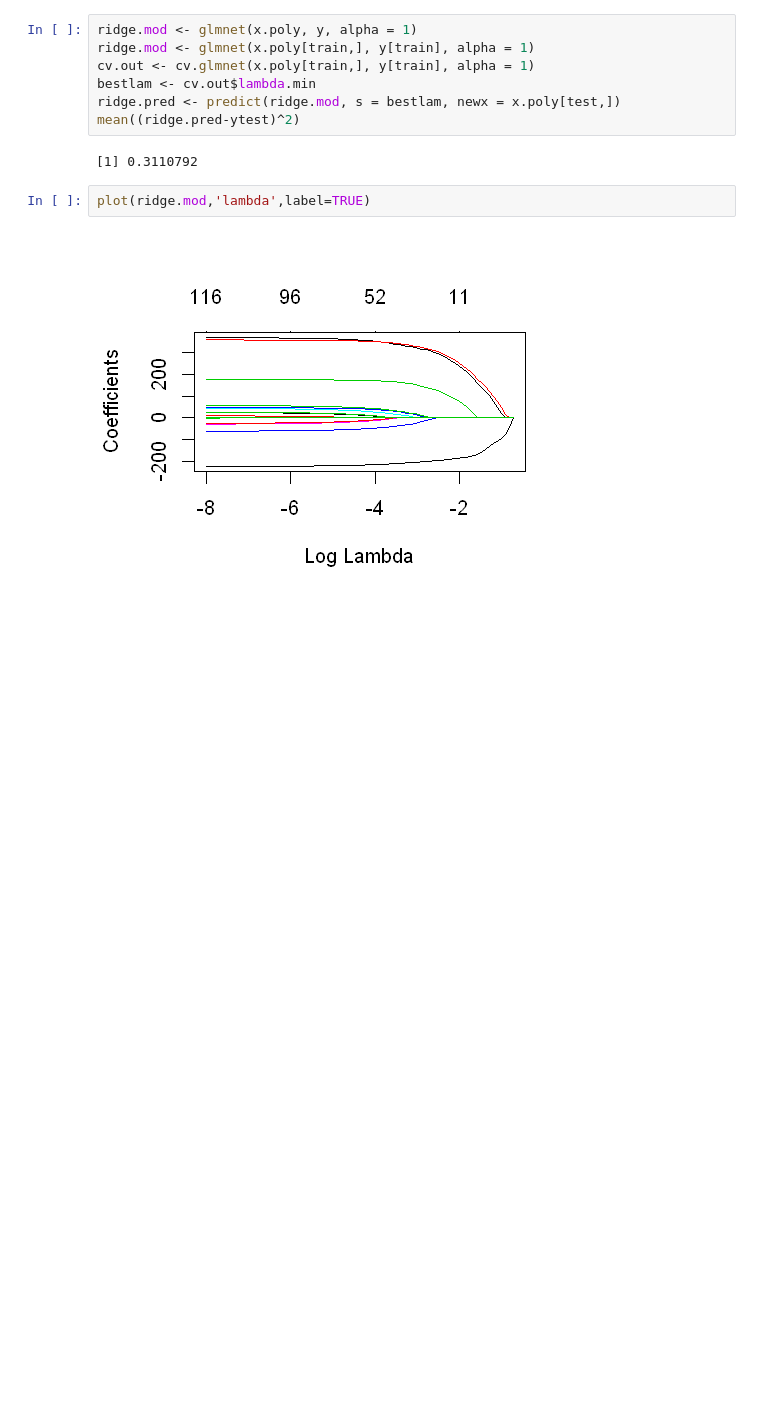
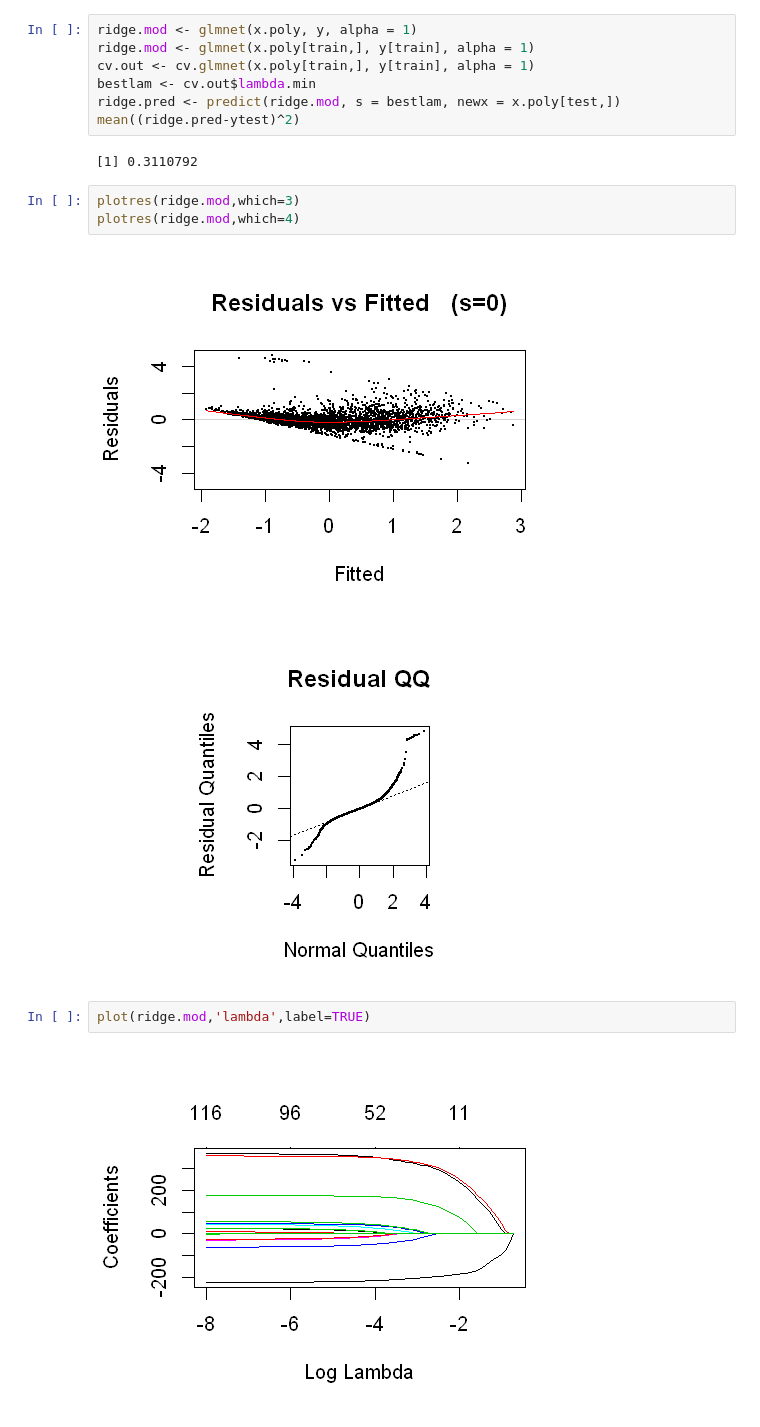
Before and after one commit to mac40/SL, a Jupyter notebook: Statistical Learning project.ipynb, the cells around one changed output. Saved outputs shown, nothing was run; the diff lists cells and outputs as text; blank space fills up the shorter version.

```diff
--- a/Statistical Learning project.ipynb
+++ b/Statistical Learning project.ipynb
@@ -1033,6 +1055,12 @@ ridge.pred <- predict(ridge.mod, s = bestlam, newx = x.poly[test,])
 mean((ridge.pred-ytest)^2)
 # %% [output]
 [1] 0.3110792
+# %%
+plotres(ridge.mod,which=3)
+plotres(ridge.mod,which=4)
+# %% [output]
+[figure, added]
+[figure, added]
 # %%
 plot(ridge.mod,'lambda',label=TRUE)
 # %% [output]
```
Also changed, not shown: parts of 4 cells of this notebook, 1 other file.
